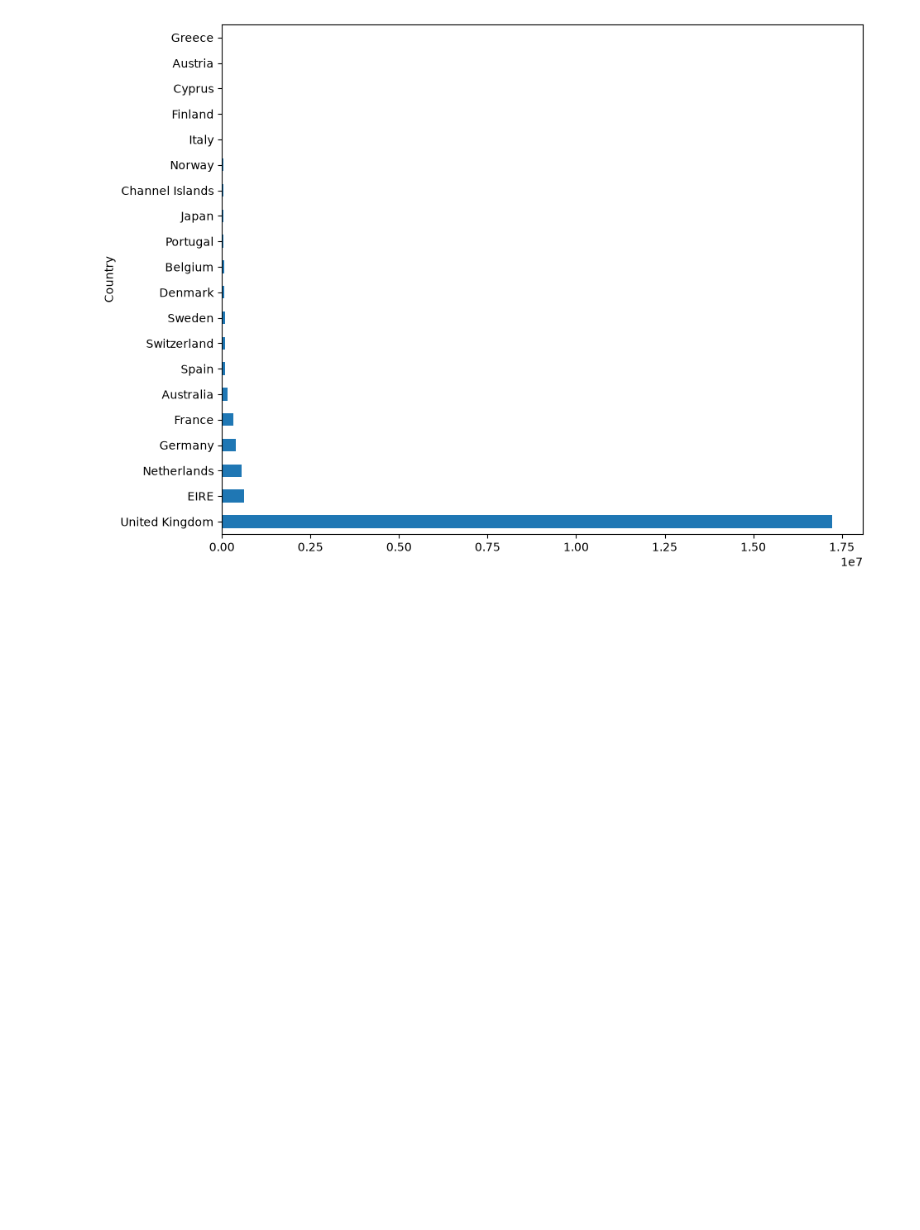
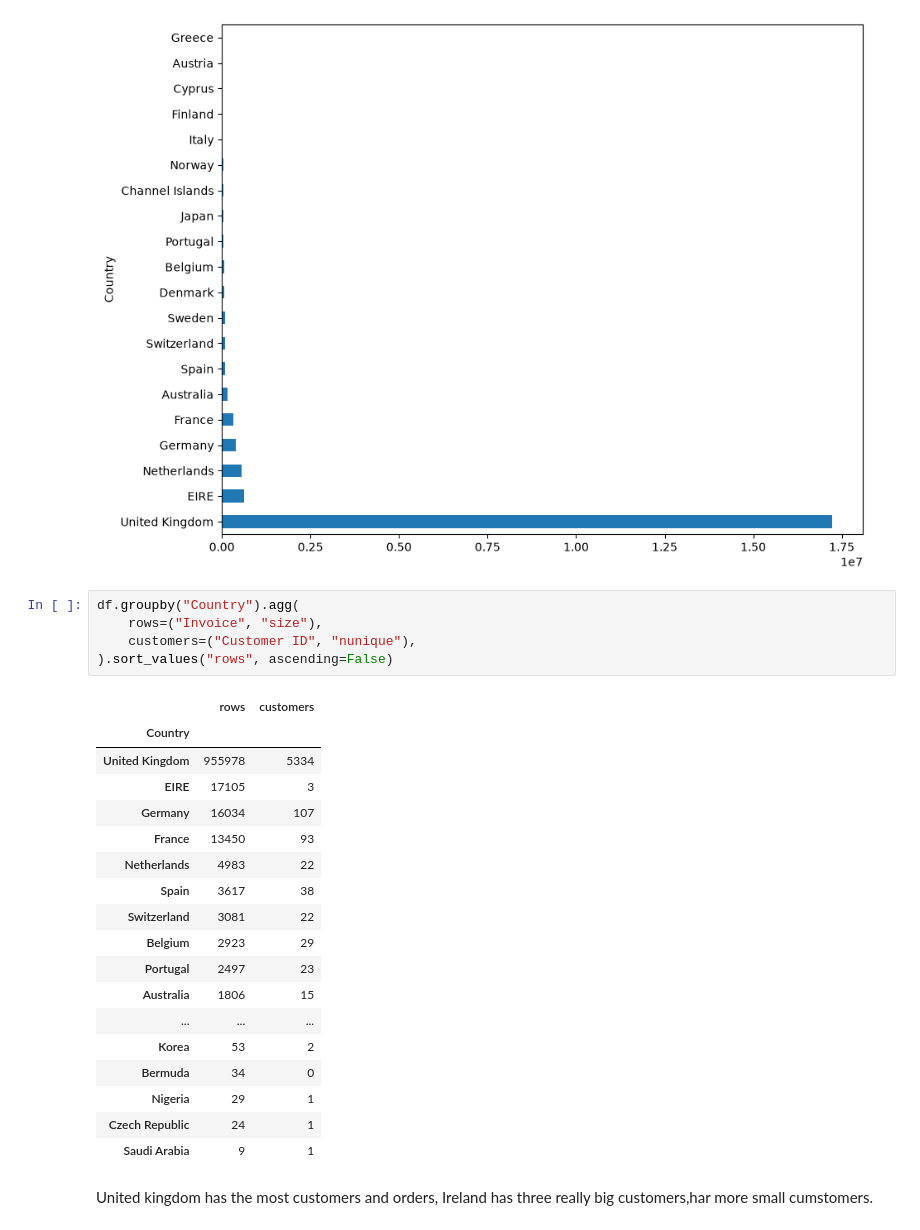
Before and after one commit to ToraBr/Online_retail_2, a Jupyter notebook: notebooks/01_exploring.ipynb, the cells around one changed output. Drawn from its saved outputs; the diff is of its cells as text; blank space fills up the shorter version.

Commit message:
added table to compare rows to customers per country

```diff
--- a/notebooks/01_exploring.ipynb
+++ b/notebooks/01_exploring.ipynb
@@ -564,3 +544,29 @@ topp10.plot.barh(figsize=(10, 8))
 # %% [output]
 <Axes: ylabel='Country'>
 [figure]
+# %%
+df.groupby("Country").agg(
+    rows=("Invoice", "size"),
+    customers=("Customer ID", "nunique"),
+).sort_values("rows", ascending=False)
+# %% [output]
+|  | rows | customers |
+| Country |  |  |
+| United Kingdom | 955978 | 5334 |
+| EIRE | 17105 | 3 |
+| Germany | 16034 | 107 |
+| France | 13450 | 93 |
+| Netherlands | 4983 | 22 |
+| Spain | 3617 | 38 |
+| Switzerland | 3081 | 22 |
+| Belgium | 2923 | 29 |
+| Portugal | 2497 | 23 |
+| Australia | 1806 | 15 |
+| ... | ... | ... |
+| Korea | 53 | 2 |
+| Bermuda | 34 | 0 |
+| Nigeria | 29 | 1 |
+| Czech Republic | 24 | 1 |
+| Saudi Arabia | 9 | 1 |
+# %% [markdown]
+United kingdom has the most customers and orders, Ireland has three really big customers,har more small cumstomers.
```
Also changed, not shown: parts of 3 cells of this notebook.
